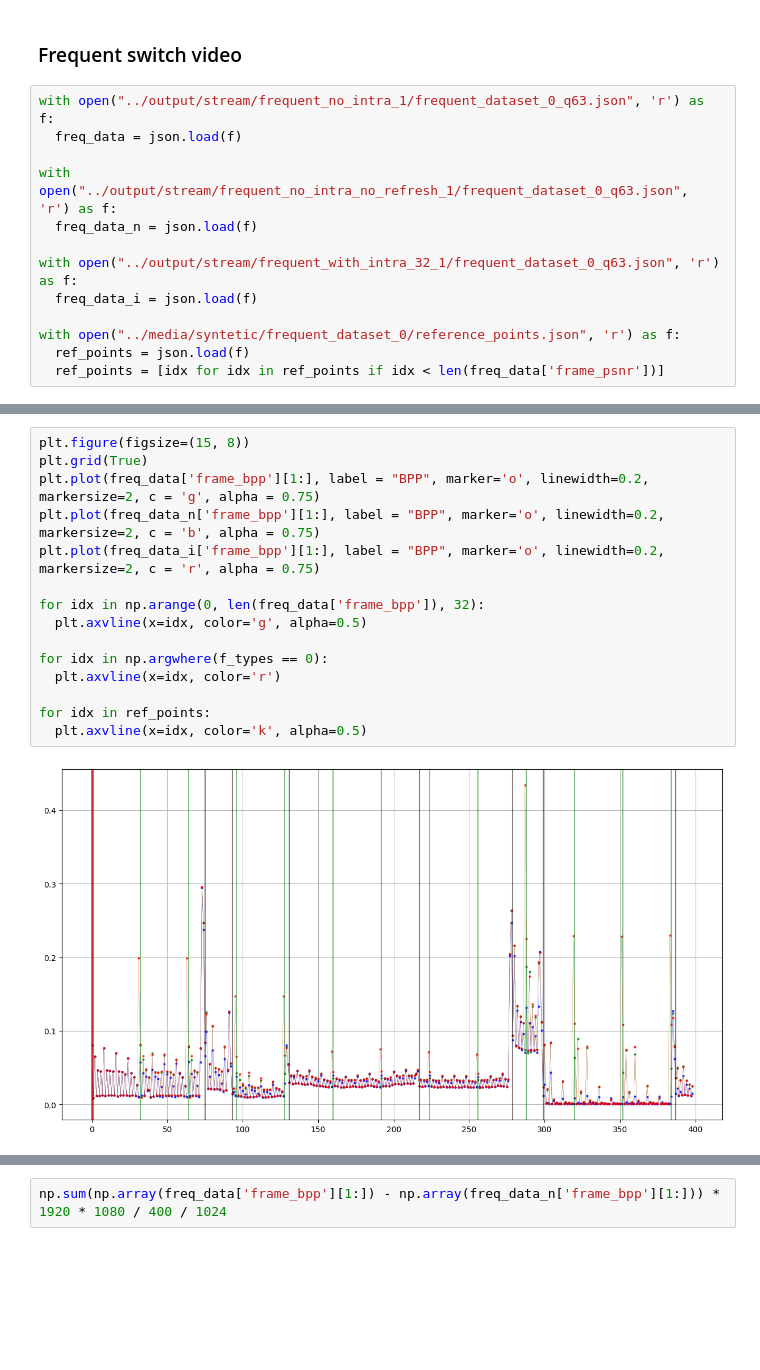
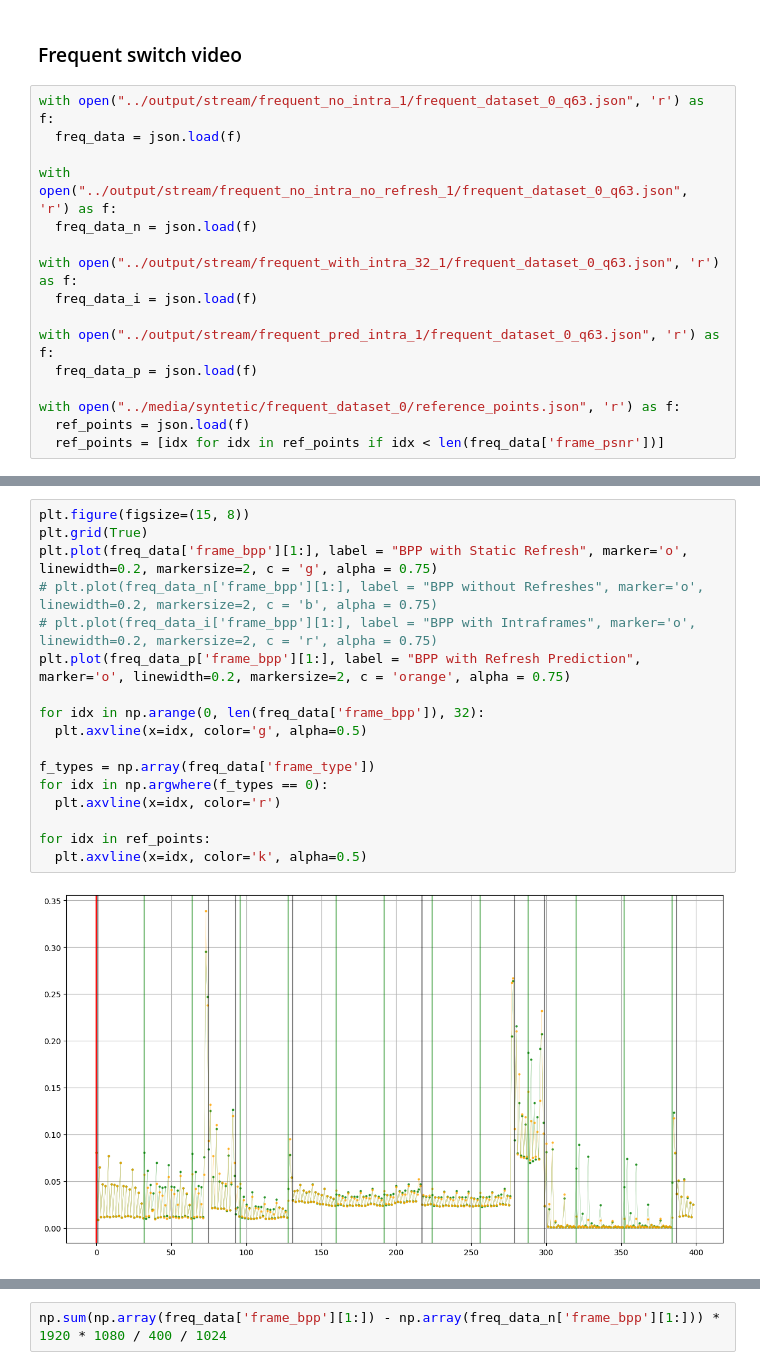
Before and after one commit to Punctuality/DCVC_Dynamic_Intra_Period, a Jupyter notebook: notebooks/explore_results.ipynb, the cells around one changed output, grey strips where cells are left out. Drawn from its saved outputs; the diff is of its cells as text; blank space fills up the shorter version.

```diff
--- a/notebooks/explore_results.ipynb
+++ b/notebooks/explore_results.ipynb
@@ -118,6 +118,9 @@ with open("../output/stream/frequent_no_intra_no_refresh_1/frequent_dataset_0_q6
 with open("../output/stream/frequent_with_intra_32_1/frequent_dataset_0_q63.json", 'r') as f:
   freq_data_i = json.load(f)
 
+with open("../output/stream/frequent_pred_intra_1/frequent_dataset_0_q63.json", 'r') as f:
+  freq_data_p = json.load(f)
+
 with open("../media/syntetic/frequent_dataset_0/reference_points.json", 'r') as f:
   ref_points = json.load(f)
   ref_points = [idx for idx in ref_points if idx < len(freq_data['frame_psnr'])]
@@ -143,17 +147,19 @@ for idx in ref_points:
 # %%
 plt.figure(figsize=(15, 8))
 plt.grid(True)
-plt.plot(freq_data['frame_bpp'][1:], label = "BPP", marker='o', linewidth=0.2, markersize=2, c = 'g', alpha = 0.75)
-plt.plot(freq_data_n['frame_bpp'][1:], label = "BPP", marker='o', linewidth=0.2, markersize=2, c = 'b', alpha = 0.75)
-plt.plot(freq_data_i['frame_bpp'][1:], label = "BPP", marker='o', linewidth=0.2, markersize=2, c = 'r', alpha = 0.75)
+plt.plot(freq_data['frame_bpp'][1:], label = "BPP with Static Refresh", marker='o', linewidth=0.2, markersize=2, c = 'g', alpha = 0.75)
+# plt.plot(freq_data_n['frame_bpp'][1:], label = "BPP without Refreshes", marker='o', linewidth=0.2, markersize=2, c = 'b', alpha = 0.75)
+# plt.plot(freq_data_i['frame_bpp'][1:], label = "BPP with Intraframes", marker='o', linewidth=0.2, markersize=2, c = 'r', alpha = 0.75)
+plt.plot(freq_data_p['frame_bpp'][1:], label = "BPP with Refresh Prediction", marker='o', linewidth=0.2, markersize=2, c = 'orange', alpha = 0.75)
 
 for idx in np.arange(0, len(freq_data['frame_bpp']), 32):
   plt.axvline(x=idx, color='g', alpha=0.5)
 
+f_types = np.array(freq_data['frame_type'])
 for idx in np.argwhere(f_types == 0):
   plt.axvline(x=idx, color='r')
 
 for idx in ref_points:
   plt.axvline(x=idx, color='k', alpha=0.5)
 # %% [output]
-[figure, old version]
+[figure, new version]
```
Also changed, not shown: parts of 3 cells of this notebook, 6 other files.
